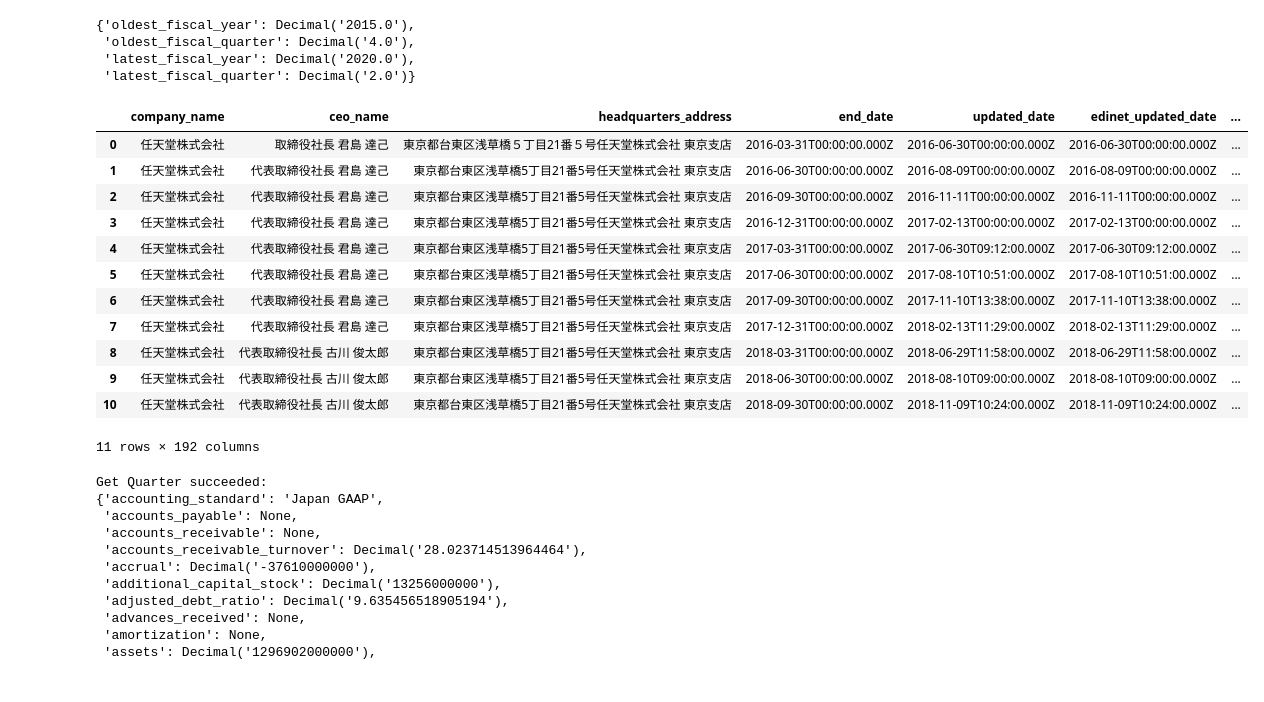
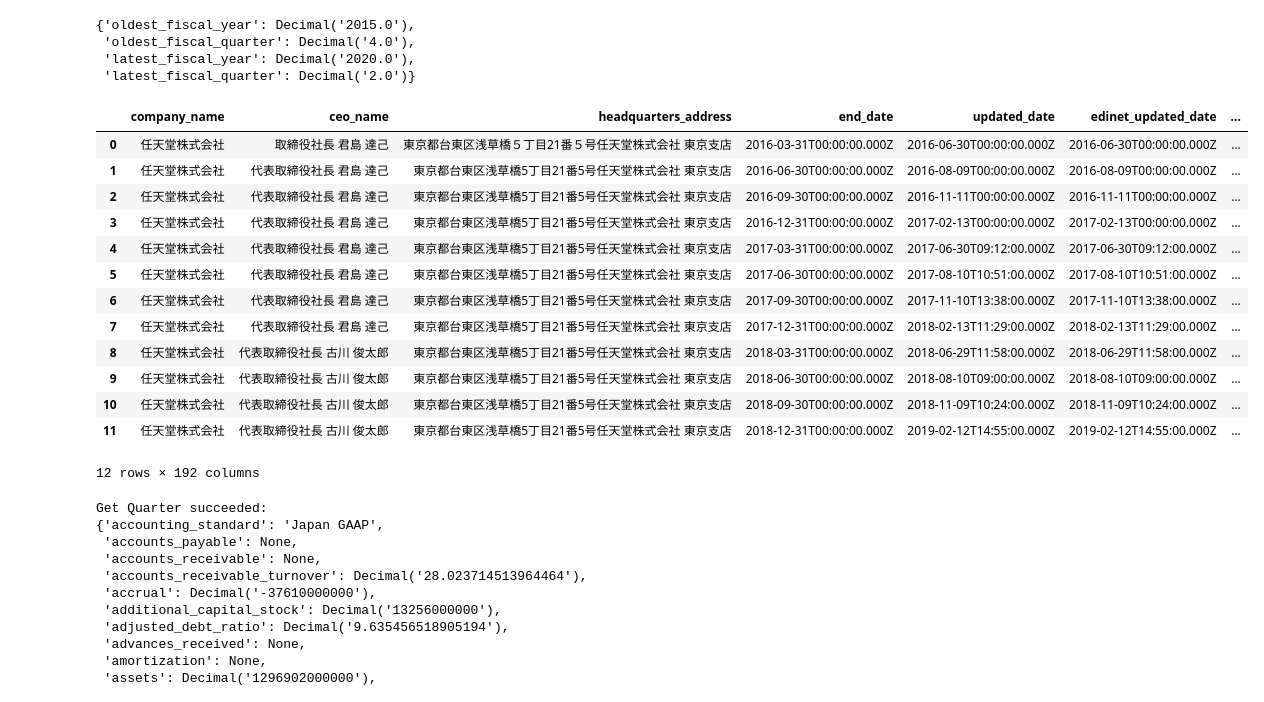
Before and after one commit to TsukasaOtawa/trading, a Jupyter notebook: ipynb/generate_api_v2_quarter.ipynb, the cells around one changed output. Cells and saved outputs as stored; diff of their text form; code cells hidden in the pictures.

```diff
--- a/ipynb/generate_api_v2_quarter.ipynb
+++ b/ipynb/generate_api_v2_quarter.ipynb
@@ -53,24 +54,25 @@ def generate_df_q(ticker:str, start_q:str, end_q:str):
 # %%
 #  oldest_fiscal_year / oldest_fiscal_quarter= 2004.0 1.0
 # latest_fiscal_year / latest_fiscal_quarter = 2020.0 2.0
-df_q = generate_df_q("7974", "2015Q4", "2018Q2")
+df_q = generate_df_q("7974", "2015Q4", "2018Q3")
 df_q
 # for column in df_q.columns:
 #    print(column)
 # %% [output]
 |  | company_name | ceo_name | headquarters_address | end_date | updated_date | edinet_updated_date | ... |
 | 0 | 任天堂株式会社 | 取締役社長 君島 達己 | 東京都台東区浅草橋５丁目21番５号任天堂株式会社 東京支店 | 2016-03-31T00:00:00.000Z | 2016-06-30T00:00:00.000Z | 2016-06-30T00:00:00.000Z | ... |
 | 1 | 任天堂株式会社 | 代表取締役社長 君島 達己 | 東京都台東区浅草橋5丁目21番5号任天堂株式会社 東京支店 | 2016-06-30T00:00:00.000Z | 2016-08-09T00:00:00.000Z | 2016-08-09T00:00:00.000Z | ... |
 | 2 | 任天堂株式会社 | 代表取締役社長 君島 達己 | 東京都台東区浅草橋5丁目21番5号任天堂株式会社 東京支店 | 2016-09-30T00:00:00.000Z | 2016-11-11T00:00:00.000Z | 2016-11-11T00:00:00.000Z | ... |
 | 3 | 任天堂株式会社 | 代表取締役社長 君島 達己 | 東京都台東区浅草橋5丁目21番5号任天堂株式会社 東京支店 | 2016-12-31T00:00:00.000Z | 2017-02-13T00:00:00.000Z | 2017-02-13T00:00:00.000Z | ... |
 | 4 | 任天堂株式会社 | 代表取締役社長 君島 達己 | 東京都台東区浅草橋5丁目21番5号任天堂株式会社 東京支店 | 2017-03-31T00:00:00.000Z | 2017-06-30T09:12:00.000Z | 2017-06-30T09:12:00.000Z | ... |
 | 5 | 任天堂株式会社 | 代表取締役社長 君島 達己 | 東京都台東区浅草橋5丁目21番5号任天堂株式会社 東京支店 | 2017-06-30T00:00:00.000Z | 2017-08-10T10:51:00.000Z | 2017-08-10T10:51:00.000Z | ... |
 | 6 | 任天堂株式会社 | 代表取締役社長 君島 達己 | 東京都台東区浅草橋5丁目21番5号任天堂株式会社 東京支店 | 2017-09-30T00:00:00.000Z | 2017-11-10T13:38:00.000Z | 2017-11-10T13:38:00.000Z | ... |
 | 7 | 任天堂株式会社 | 代表取締役社長 君島 達己 | 東京都台東区浅草橋5丁目21番5号任天堂株式会社 東京支店 | 2017-12-31T00:00:00.000Z | 2018-02-13T11:29:00.000Z | 2018-02-13T11:29:00.000Z | ... |
 | 8 | 任天堂株式会社 | 代表取締役社長 古川 俊太郎 | 東京都台東区浅草橋5丁目21番5号任天堂株式会社 東京支店 | 2018-03-31T00:00:00.000Z | 2018-06-29T11:58:00.000Z | 2018-06-29T11:58:00.000Z | ... |
 | 9 | 任天堂株式会社 | 代表取締役社長 古川 俊太郎 | 東京都台東区浅草橋5丁目21番5号任天堂株式会社 東京支店 | 2018-06-30T00:00:00.000Z | 2018-08-10T09:00:00.000Z | 2018-08-10T09:00:00.000Z | ... |
 | 10 | 任天堂株式会社 | 代表取締役社長 古川 俊太郎 | 東京都台東区浅草橋5丁目21番5号任天堂株式会社 東京支店 | 2018-09-30T00:00:00.000Z | 2018-11-09T10:24:00.000Z | 2018-11-09T10:24:00.000Z | ... |
+| 11 | 任天堂株式会社 | 代表取締役社長 古川 俊太郎 | 東京都台東区浅草橋5丁目21番5号任天堂株式会社 東京支店 | 2018-12-31T00:00:00.000Z | 2019-02-12T14:55:00.000Z | 2019-02-12T14:55:00.000Z | ... |
-11 rows × 192 columns
+12 rows × 192 columns
 # %%
 # Dynamoへ追加する
 # %%
```
Also changed, not shown: parts of 4 cells of this notebook, 2 other files.
